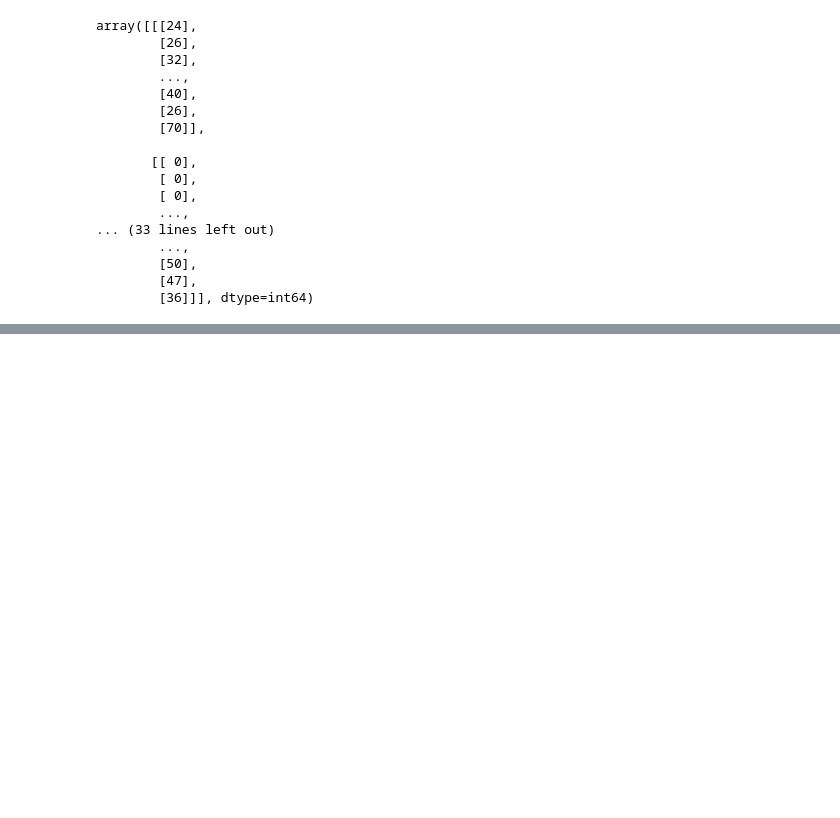
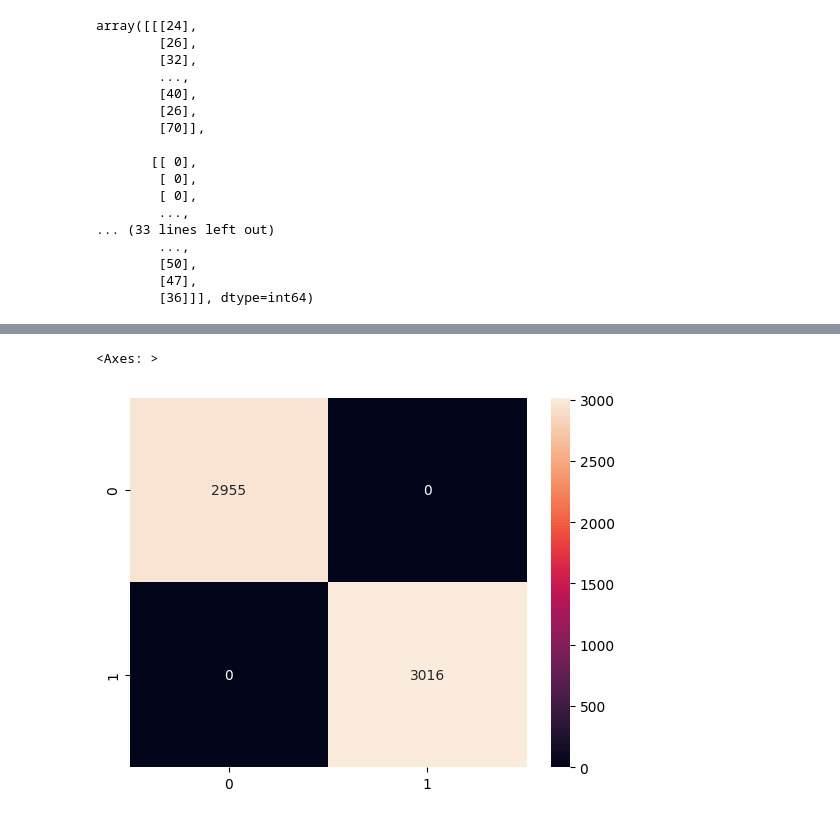
Before and after one commit to crypt0kitik/Deep_Learning, a Jupyter notebook: 3 - CNN for time series classification/03 - CNN for time series classification.ipynb, the cells around one changed output, grey strips where cells are left out. Cells and saved outputs as stored; diff of their text form; code cells hidden in the pictures; blank space fills up the shorter version.

```diff
--- a/3 - CNN for time series classification/03 - CNN for time series classification.ipynb
+++ b/3 - CNN for time series classification/03 - CNN for time series classification.ipynb
@@ -245,0 +329,5 @@ model = make_model(input_shape=x_train.shape[1:])
+# %%
+# get predictions and convert with argmax() to get categories
+# instead of raw probabilities
+test_predictions = model.predict(x_test)
+test_predictions = np.argmax(test_predictions, axis=1)
@@ -245,0 +336,15 @@ model = make_model(input_shape=x_train.shape[1:])
+# %%
+ # confusion matrix
+import seaborn as sns
+sns.heatmap(confusion_matrix(y_test, test_predictions), annot=True, fmt='g')
+
+# Top-left (True Negatives): 2955
+# Top-right (False Positives): 0
+# Bottom-left (False Negatives): 0
+# Bottom-right (True Positives): 3016
+
+# to be honest, even though, I am an optimist
+# but this one looks too good to be realistic
+# %% [output]
+<Axes: >
+[figure, added]
```
Also changed, not shown: parts of 12 cells of this notebook.
